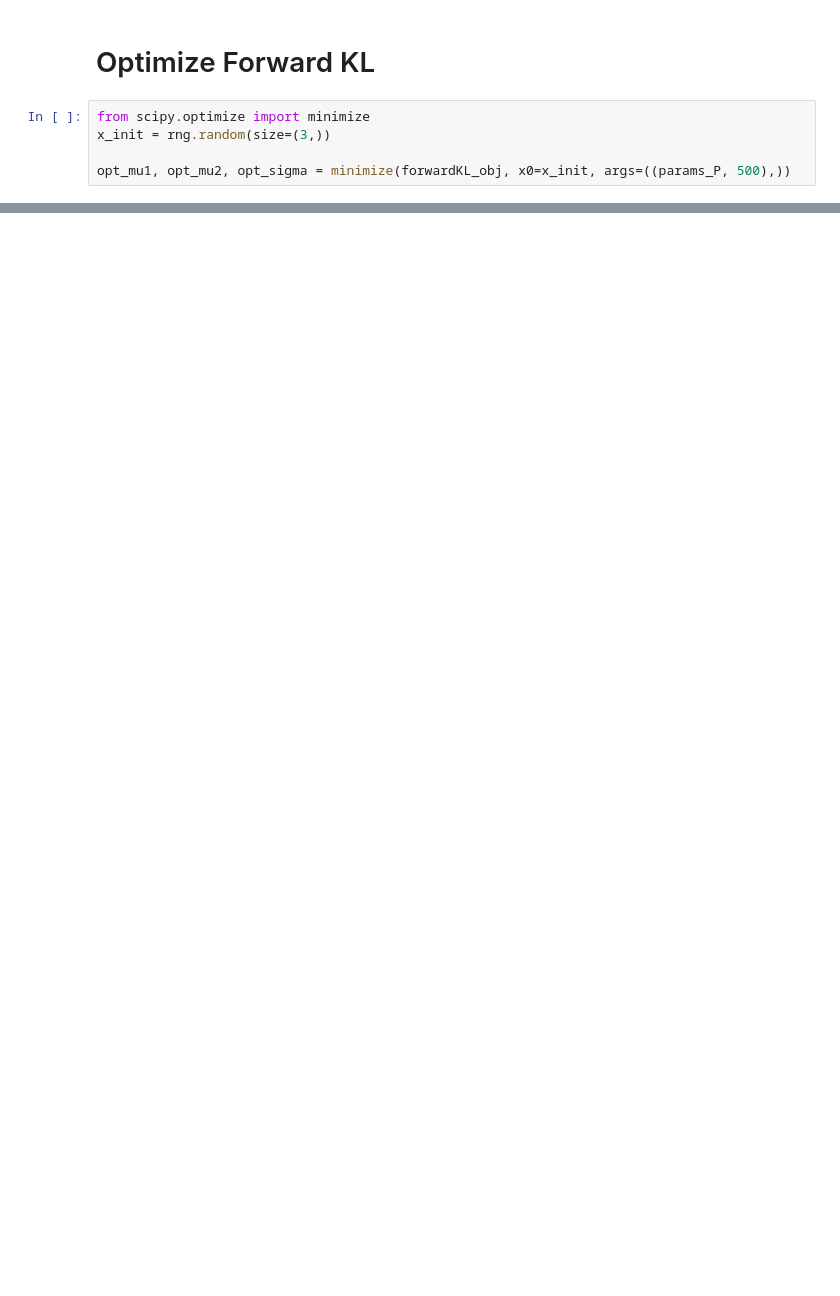
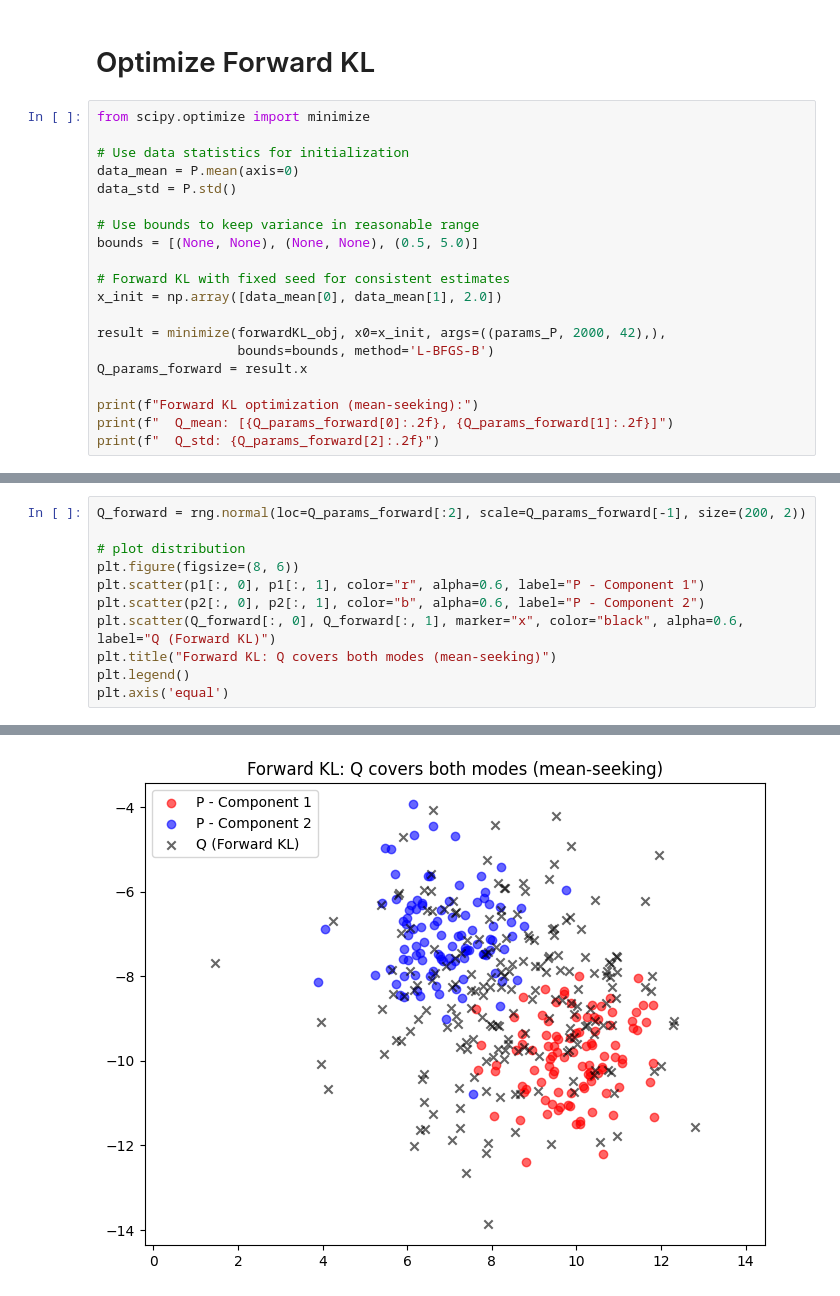
Before and after one commit to adityapaikrao/ML-algorithms-from-scratch, a Jupyter notebook: basics/KL.ipynb, the cells around one changed output, grey strips where cells are left out. Cells and saved outputs as stored; diff of their text form; blank space fills up the shorter version.

```diff
--- a/basics/KL.ipynb
+++ b/basics/KL.ipynb
@@ -78,7 +89,22 @@ def reverseKL_obj(Q_params, input_params) -> float:
 # Optimize Forward KL
 # %%
 from scipy.optimize import minimize
-x_init = rng.random(size=(3,))
 
-opt_mu1, opt_mu2, opt_sigma = minimize(forwardKL_obj, x0=x_init, args=((params_P, 500),))
+# Use data statistics for initialization
+data_mean = P.mean(axis=0)
+data_std = P.std()
+
+# Use bounds to keep variance in reasonable range
+bounds = [(None, None), (None, None), (0.5, 5.0)]
+
+# Forward KL with fixed seed for consistent estimates
+x_init = np.array([data_mean[0], data_mean[1], 2.0])
+
+result = minimize(forwardKL_obj, x0=x_init, args=((params_P, 2000, 42),),
+                  bounds=bounds, method='L-BFGS-B')
+Q_params_forward = result.x
+
+print(f"Forward KL optimization (mean-seeking):")
+print(f"  Q_mean: [{Q_params_forward[0]:.2f}, {Q_params_forward[1]:.2f}]")
+print(f"  Q_std: {Q_params_forward[2]:.2f}")
 # %% [output]
@@ -85,0 +114,12 @@ ValueError: too many values to unpack (expected 2)
+# %%
+Q_forward = rng.normal(loc=Q_params_forward[:2], scale=Q_params_forward[-1], size=(200, 2))
+
+# plot distribution
+plt.figure(figsize=(8, 6))
+plt.scatter(p1[:, 0], p1[:, 1], color="r", alpha=0.6, label="P - Component 1")
+plt.scatter(p2[:, 0], p2[:, 1], color="b", alpha=0.6, label="P - Component 2")
+plt.scatter(Q_forward[:, 0], Q_forward[:, 1], marker="x", color="black", alpha=0.6, label="Q (Forward KL)")
+plt.title("Forward KL: Q covers both modes (mean-seeking)")
+plt.legend()
+plt.axis('equal')
+# %% [output]
@@ -85,0 +130 @@ ValueError: too many values to unpack (expected 2)
+[figure, added]
```
Also changed, not shown: parts of 7 cells of this notebook.
